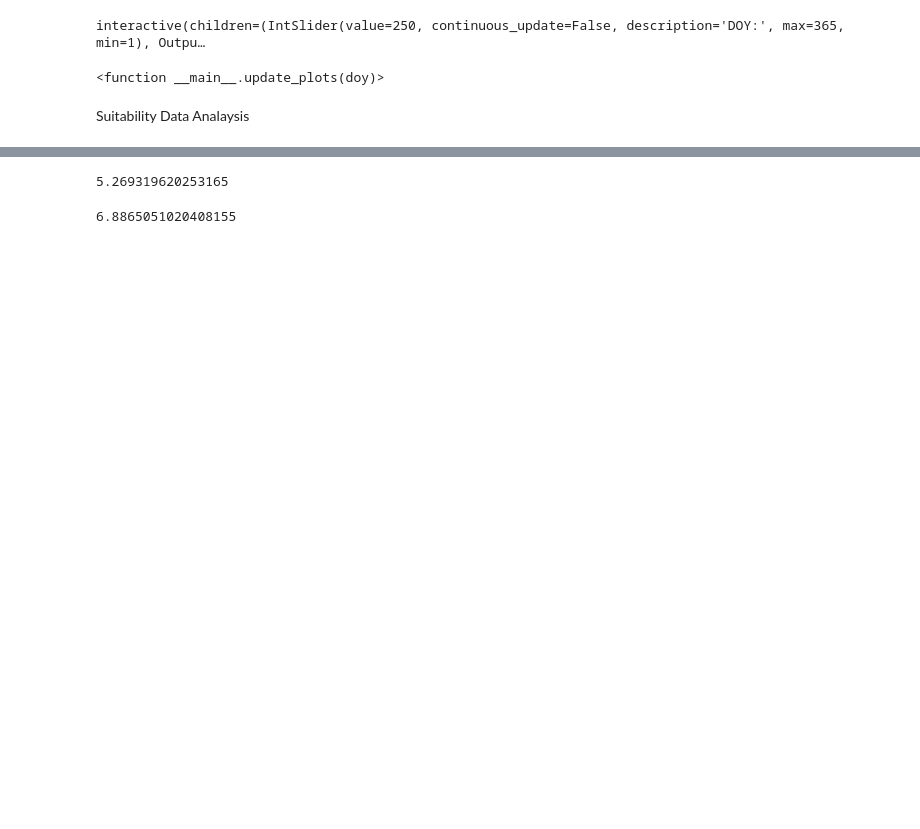
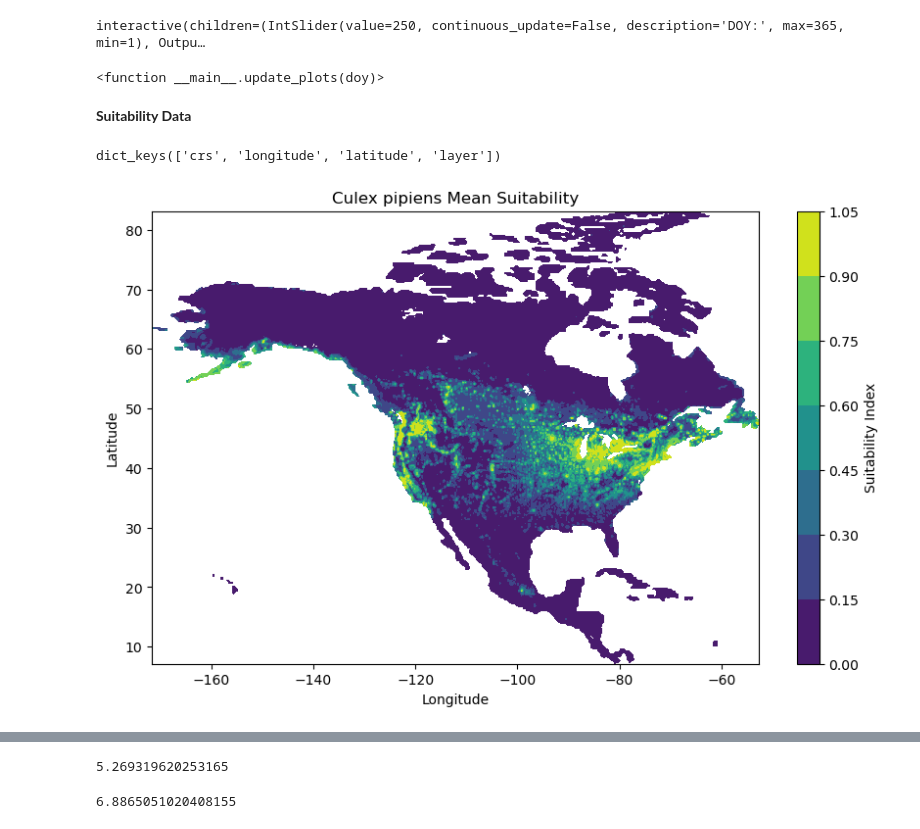
Before and after one commit to MatinMarjani/ABM-WNV, a Jupyter notebook: ClimateDataHandler.ipynb, the cells around one changed output, grey strips where cells are left out. Cells and saved outputs as stored; diff of their text form; code cells hidden in the pictures; blank space fills up the shorter version.

```diff
--- a/ClimateDataHandler.ipynb
+++ b/ClimateDataHandler.ipynb
@@ -102,7 +125,39 @@ interact(update_plots, doy=doy_slider)
 interactive(children=(IntSlider(value=250, continuous_update=False, description='DOY:', max=365, min=1), Outpu…
 <function __main__.update_plots(doy)>
 # %% [markdown]
-Suitability Data Analaysis
+**Suitability Data**
+# %%
+import netCDF4 as nc
+import numpy as np
+import matplotlib.pyplot as plt
+
+# Load the NetCDF file
+file_path = "culex_pipiens_meansuitability.nc"
+dataset = nc.Dataset(file_path)
+
+# Print the variables in the dataset to understand its structure
+print(dataset.variables.keys())
+
+# Extract the data for plotting
+# Assuming the variable of interest is named 'suitability'
+suitability = dataset.variables['layer'][:]  # Adjust the variable name as needed
+lat = dataset.variables['latitude'][:]  # Adjust the variable name as needed
+lon = dataset.variables['longitude'][:]  # Adjust the variable name as needed
+
+# Create a meshgrid for the latitude and longitude
+lon, lat = np.meshgrid(lon, lat)
+
+# Plot the data
+plt.figure(figsize=(10, 6))
+plt.contourf(lon, lat, suitability, cmap='viridis')
+plt.colorbar(label='Suitability Index')
+plt.xlabel('Longitude')
+plt.ylabel('Latitude')
+plt.title('Culex pipiens Mean Suitability')
+plt.show()
+# %% [output]
+dict_keys(['crs', 'longitude', 'latitude', 'layer'])
+[figure, added]
 # %%
 file_path = "culex_pipiens_meansuitability.nc"
 data = nc.Dataset(file_path)
```
Also changed, not shown: parts of 14 cells of this notebook, 4 other files.
